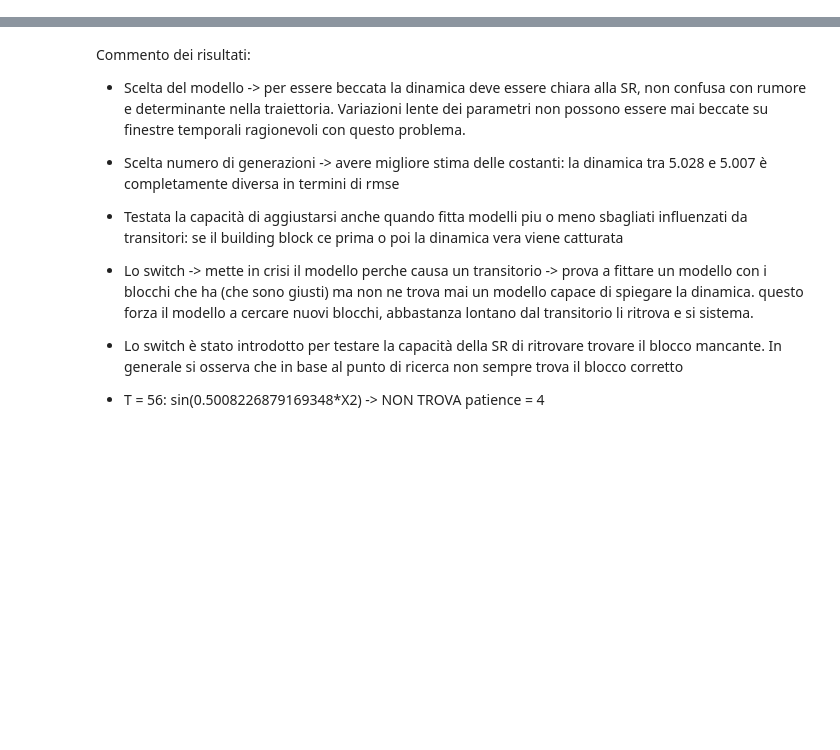
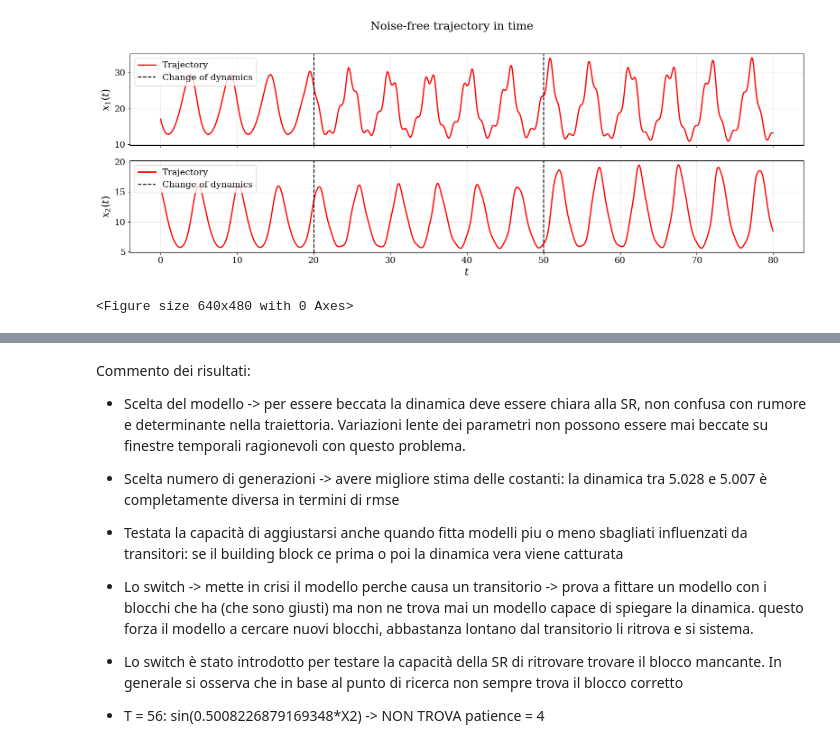
Before and after one commit to mattiagast/TesiBackup, a Jupyter notebook: Online-Test/timeVarying_LotkaVolterra.ipynb, the cells around one changed output, grey strips where cells are left out. Drawn from its saved outputs; the diff is of its cells as text; code cells hidden in the pictures; blank space fills up the shorter version.

```diff
--- a/Online-Test/timeVarying_LotkaVolterra.ipynb
+++ b/Online-Test/timeVarying_LotkaVolterra.ipynb
@@ -369,0 +398,52 @@ for x in [plot_times_1[1], plot_times_1[2], plot_times_1[3], plot_times_1[4]]:
+# %%
+# Save experiment:
+file_path = 'saved/experiment/TVLvODE2_d_exp.pkl'
+os.makedirs(os.path.dirname(file_path), exist_ok=True)
+with open(file_path, 'wb') as f:
+    dill.dump((xt_true, xt_true_noise, t1, xt_pred, t2, models, change_model, change_real), f)
+# %%
+# Load data:
+file_path = 'saved/data/TVLvODE2_d_data.pkl'
+with open(file_path, 'rb') as f:
+    xt_true, xt_true_noise, t1, xt_pred, t2, models, change_model, change_real = dill.load(f)
+# %%
+import matplotlib.pyplot as plt
+import numpy as np
+
+plt.rcParams.update({
+    "text.usetex": False,
+    "font.family": "serif",
+    "mathtext.fontset": "dejavuserif",  # oppure 'cm' per Computer Modern
+    "font.size": 14
+})
+
+fig, axes = plt.subplots(2, 1, figsize=(16, 6), sharex=True)
+
+axes[0].plot(t1, xt_true[0, :], color='red', lw=2, label='Trajectory')
+axes[0].set_ylabel(r"$x_1(t)$", fontsize=16)
+axes[0].grid(True, linestyle='--', alpha=0.5)
+
+axes[1].plot(t1, xt_true[1, :], color='red', lw=2, label='Trajectory')
+axes[1].set_xlabel(r"$t$", fontsize=16)
+axes[1].set_ylabel(r"$x_2(t)$", fontsize=16)
+axes[1].grid(True, linestyle='--', alpha=0.5)
+
+axes[0].axvline(x=change_real[0], color='k', linestyle='--', lw=1.5, label='Change of dynamics')
+axes[1].axvline(x=change_real[0], color='k', linestyle='--', lw=1.5, label='Change of dynamics')
+
+axes[0].axvline(x=change_real[1], color='k', linestyle='--', lw=1.5)
+axes[1].axvline(x=change_real[1], color='k', linestyle='--', lw=1.5)
+
+axes[0].legend()
+axes[1].legend()
+
+fig.suptitle("Noise-free trajectory in time", fontsize=18)
+plt.tight_layout(rect=[0, 0, 1, 0.97])
+plt.show()
+
+
+plt.tight_layout()
+plt.show()
+# %% [output]
+[figure, added]
+<Figure size 640x480 with 0 Axes>
```
Also changed, not shown: parts of 10 cells of this notebook, 18 other files.
